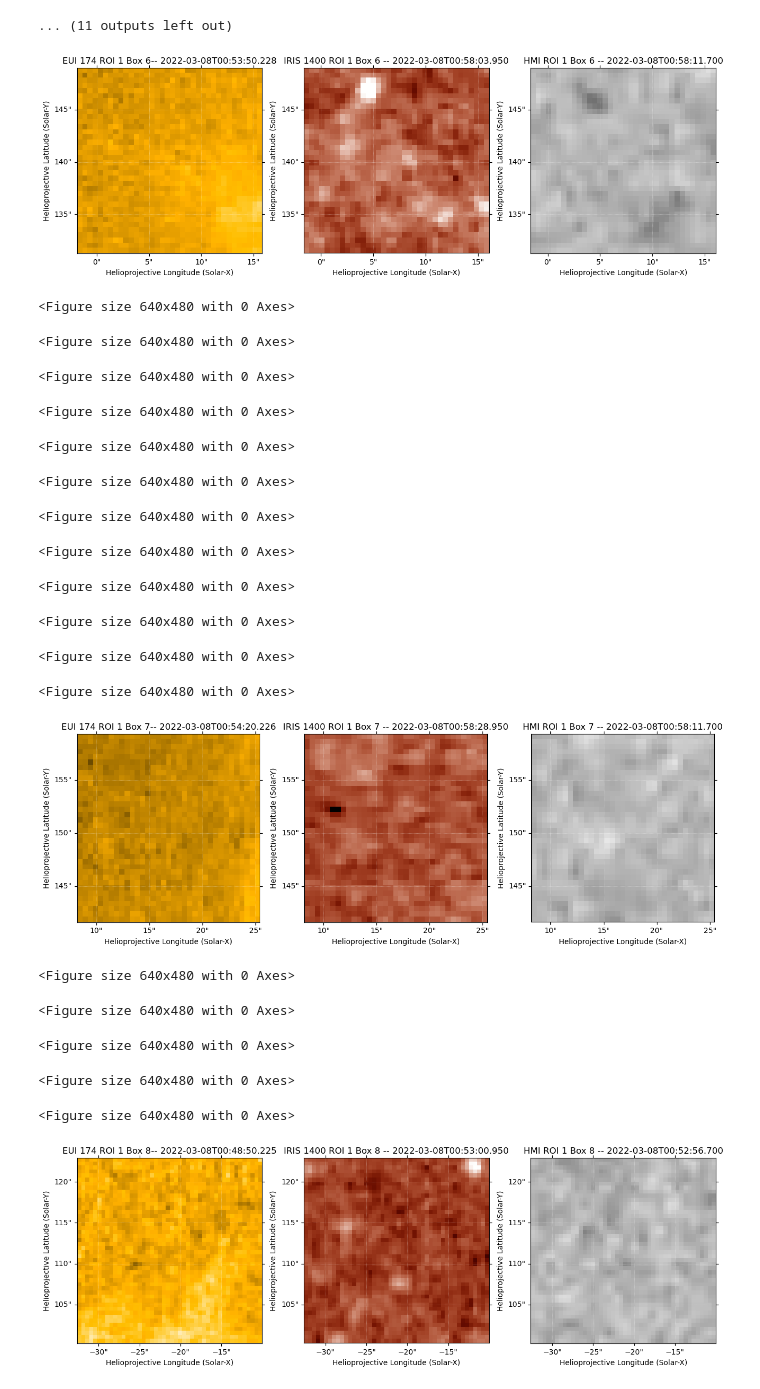
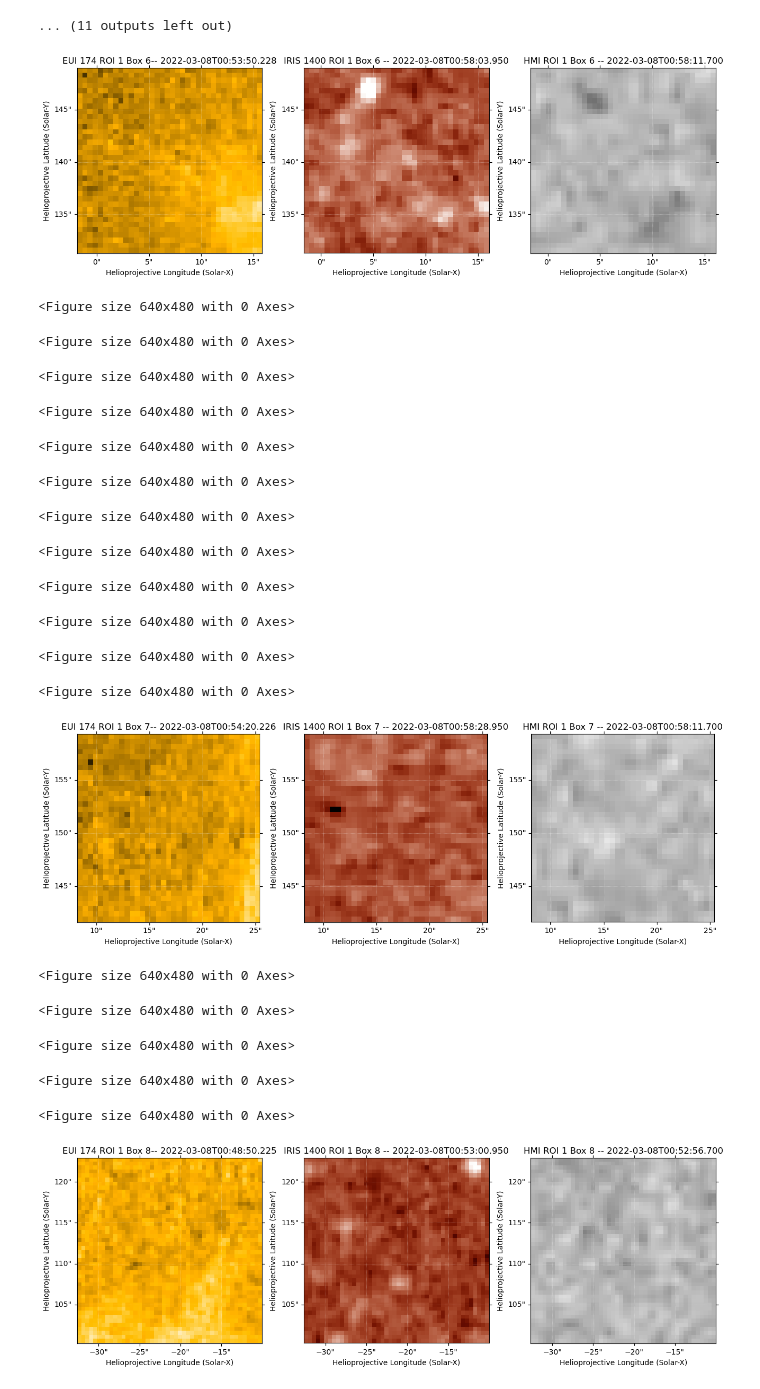
Before and after one commit to EllisErnsberger1/REU2025-Clean, a Jupyter notebook: Interval_1_ROIs.ipynb, the cells around one changed output. Saved outputs shown, nothing was run; the diff lists cells and outputs as text; code cells hidden in the pictures.

```diff
--- a/Interval_1_ROIs.ipynb
+++ b/Interval_1_ROIs.ipynb
@@ -403,7 +458,7 @@ with writer.saving(fig, "gifs/eui_iris_hmi_roi_1_box_3_interval1.gif", dpi=200):
 
         eui_map = eui_roi_1_trimmed_box_3[i]
         ax1= fig.add_subplot(131, projection=eui_map.wcs)
-        eui_norm = ImageNormalize(eui_map.data, vmin=350, vmax=1000, stretch=SqrtStretch())
+        eui_norm = ImageNormalize(eui_map.data, vmin=400, vmax=750, stretch=SqrtStretch())
         eui_map.plot(axes=ax1, norm=eui_norm, cmap='solar orbiterhri_euv174',
                      title=f'EUI 174 ROI 1 Box 3-- {eui174_matched[frame_ind_box_3[i]].date}')
 
@@ -450,7 +505,7 @@ with writer.saving(fig, "gifs/eui_iris_hmi_roi_1_box_4_interval1.gif", dpi=200):
 
         eui_map = eui_roi_1_trimmed_box_4[i]
         ax1= fig.add_subplot(131, projection=eui_map.wcs)
-        eui_norm = ImageNormalize(eui_map.data, vmin=500, vmax=1500, stretch=SqrtStretch())
+        eui_norm = ImageNormalize(eui_map.data, vmin=600, vmax=1300, stretch=SqrtStretch())
         eui_map.plot(axes=ax1, norm=eui_norm, cmap='solar orbiterhri_euv174',
                      title=f'EUI 174 ROI 1 Box 4-- {eui174_matched[frame_ind_box_4[i]].date}')
 
@@ -497,7 +552,7 @@ with writer.saving(fig, "gifs/eui_iris_hmi_roi_1_box_5_interval1.gif", dpi=200):
 
         eui_map = eui_roi_1_trimmed_box_5[i]
         ax1= fig.add_subplot(131, projection=eui_map.wcs)
-        eui_norm = ImageNormalize(eui_map.data, vmin=350, vmax=1000, stretch=SqrtStretch())
+        eui_norm = ImageNormalize(eui_map.data, vmin=400, vmax=800, stretch=SqrtStretch())
         eui_map.plot(axes=ax1, norm=eui_norm, cmap='solar orbiterhri_euv174',
                      title=f'EUI 174 ROI 1 Box 5-- {eui174_matched[frame_ind_box_5[i]].date}')
 
@@ -544,7 +599,7 @@ with writer.saving(fig, "gifs/eui_iris_hmi_roi_1_box_6_interval1.gif", dpi=200):
 
         eui_map = eui_roi_1_trimmed_box_6[i]
         ax1= fig.add_subplot(131, projection=eui_map.wcs)
-        eui_norm = ImageNormalize(eui_map.data, vmin=300, vmax=900, stretch=SqrtStretch())
+        eui_norm = ImageNormalize(eui_map.data, vmin=400, vmax=800, stretch=SqrtStretch())
         eui_map.plot(axes=ax1, norm=eui_norm, cmap='solar orbiterhri_euv174',
                      title=f'EUI 174 ROI 1 Box 6-- {eui174_matched[frame_ind_box_6[i]].date}')
 
@@ -568,7 +623,7 @@ with writer.saving(fig, "gifs/eui_iris_hmi_roi_1_box_6_interval1.gif", dpi=200):
 
         ax1.clear(); ax2.clear(); ax3.clear()
 # %% [output]
-[figure, old version]
+[figure, new version]
 <Figure size 640x480 with 0 Axes>
 <Figure size 640x480 with 0 Axes>
 <Figure size 640x480 with 0 Axes>
@@ -587,35 +642,35 @@ fig = plt.figure(figsize=(13, 5))
 writer = PillowWriter(fps=5)
 with writer.saving(fig, "gifs/eui_iris_hmi_roi_1_box_7_interval1.gif", dpi=200):
 
     for i in tqdm(range(len(eui_roi_1_trimmed_box_7))):
 
         eui_map = eui_roi_1_trimmed_box_7[i]
         ax1= fig.add_subplot(131, projection=eui_map.wcs)
-        eui_norm = ImageNormalize(eui_map.data, vmin=350, vmax=1000, stretch=SqrtStretch())
+        eui_norm = ImageNormalize(eui_map.data, vmin=400, vmax=800, stretch=SqrtStretch())
         eui_map.plot(axes=ax1, norm=eui_norm, cmap='solar orbiterhri_euv174',
                      title=f'EUI 174 ROI 1 Box 7-- {eui174_matched[frame_ind_box_7[i]].date}')
 
         iris_map = iris_roi_1_trimmed_box_7[i]
         ax2 = fig.add_subplot(132, projection=iris_map.wcs, sharex=ax1, sharey=ax1)
         iris_norm = ImageNormalize(iris_map.data, vmin=0, vmax=11, stretch=SqrtStretch())
         iris_map.plot(axes=ax2, norm=iris_norm,
                       title=f'IRIS 1400 ROI 1 Box 7 -- {iris1400_matched[frame_ind_box_7[i]].date}')
 
         hmi_map = hmi_roi_1_trimmed_box_7[i]
         ax3 = fig.add_subplot(133, projection=hmi_map.wcs, sharex=ax1, sharey=ax1)
         hmi_norm = ImageNormalize(hmi_map.data, vmin=-50, vmax=50, stretch=SqrtStretch())
         hmi_map.plot(axes=ax3, norm=hmi_norm,
                       title=f'HMI ROI 1 Box 7 -- {hmi_matched[frame_ind_box_7[i]].date}')
 
         plt.tight_layout()
 
         plt.draw()
         plt.pause(0.01)  # renders frame every 0.01 seconds
         writer.grab_frame()  # saves the frame
 
         ax1.clear(); ax2.clear(); ax3.clear()
 # %% [output]
-[figure, old version]
+[figure, new version]
 <Figure size 640x480 with 0 Axes>
 <Figure size 640x480 with 0 Axes>
 <Figure size 640x480 with 0 Axes>
```
Also changed, not shown: parts of 15 cells of this notebook, 8 other files.
